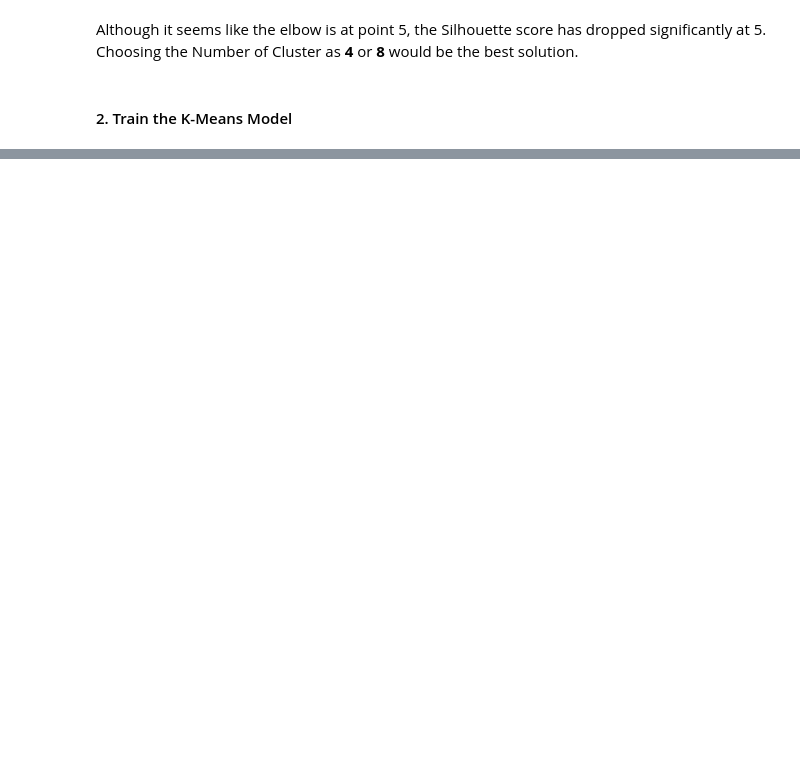
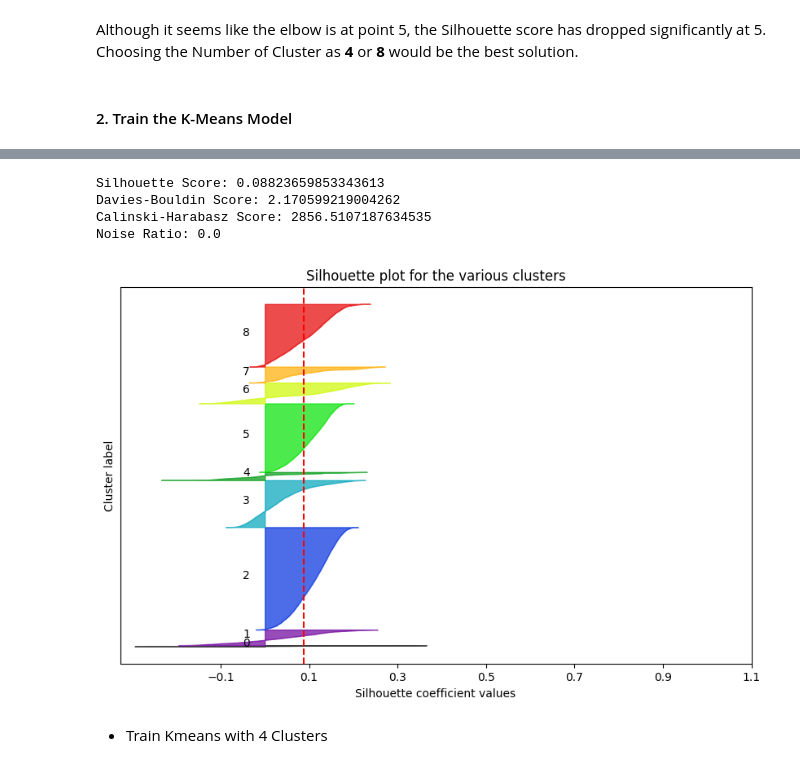
Before and after one commit to enescatagan/HotelDemandAI, a Jupyter notebook: notebooks/prep/app1_cust_seg_ml1_kmeans.ipynb, the cells around one changed output, grey strips where cells are left out. Drawn from its saved outputs; the diff is of its cells as text; code cells hidden in the pictures; blank space fills up the shorter version.

```diff
--- a/notebooks/prep/app1_cust_seg_ml1_kmeans.ipynb
+++ b/notebooks/prep/app1_cust_seg_ml1_kmeans.ipynb
@@ -120,0 +123,52 @@ plt.show()
+# %%
+# Calculate silhouette score
+silhouette_avg = silhouette_score(transformed_df.drop('Cluster', axis=1), y_pred)
+print(f'Silhouette Score: {silhouette_avg}')
+
+# Calculate Davies-Bouldin score
+davies_bouldin_avg = davies_bouldin_score(transformed_df.drop('Cluster', axis=1), y_pred)
+print(f'Davies-Bouldin Score: {davies_bouldin_avg}')
+
+# Calculate Calinski-Harabasz score
+calinski_harabasz_avg = calinski_harabasz_score(transformed_df.drop('Cluster', axis=1), y_pred)
+print(f'Calinski-Harabasz Score: {calinski_harabasz_avg}')
+
+# Calculate noise ratio (assuming noise points are labeled as -1)
+noise_ratio = (y_pred == -1).sum() / len(y_pred)
+print(f'Noise Ratio: {noise_ratio}')
+# %% [output]
+Silhouette Score: 0.08823659853343613
+Davies-Bouldin Score: 2.170599219004262
+Calinski-Harabasz Score: 2856.5107187634535
+Noise Ratio: 0.0
+# %%
+from sklearn.metrics import silhouette_samples
+import numpy as np
+
+# Silhouette scores for each sample
+sample_silhouette_values = silhouette_samples(transformed_df.drop('Cluster', axis=1), y_pred)
+
+# Plotting silhouette diagram
+fig, ax = plt.subplots(figsize=(10, 6))
+y_lower = 10
+for i in range(9):  # Number of clusters
+    ith_cluster_silhouette_values = sample_silhouette_values[y_pred == i]
+    ith_cluster_silhouette_values.sort()
+    size_cluster_i = ith_cluster_silhouette_values.shape[0]
+    y_upper = y_lower + size_cluster_i
+    color = plt.cm.nipy_spectral(float(i) / 9)
+    ax.fill_betweenx(np.arange(y_lower, y_upper), 0, ith_cluster_silhouette_values, facecolor=color, edgecolor=color, alpha=0.7)
+    ax.text(-0.05, y_lower + 0.5 * size_cluster_i, str(i))
+    y_lower = y_upper + 10
+
+ax.set_title("Silhouette plot for the various clusters")
+ax.set_xlabel("Silhouette coefficient values")
+ax.set_ylabel("Cluster label")
+ax.axvline(x=silhouette_avg, color="red", linestyle="--")
+ax.set_yticks([])
+ax.set_xticks(np.arange(-0.1, 1.1, 0.2))
+plt.show()
+# %% [output]
+[figure, added]
+# %% [markdown]
+- Train Kmeans with 4 Clusters
```
Also changed, not shown: parts of 21 cells of this notebook.
